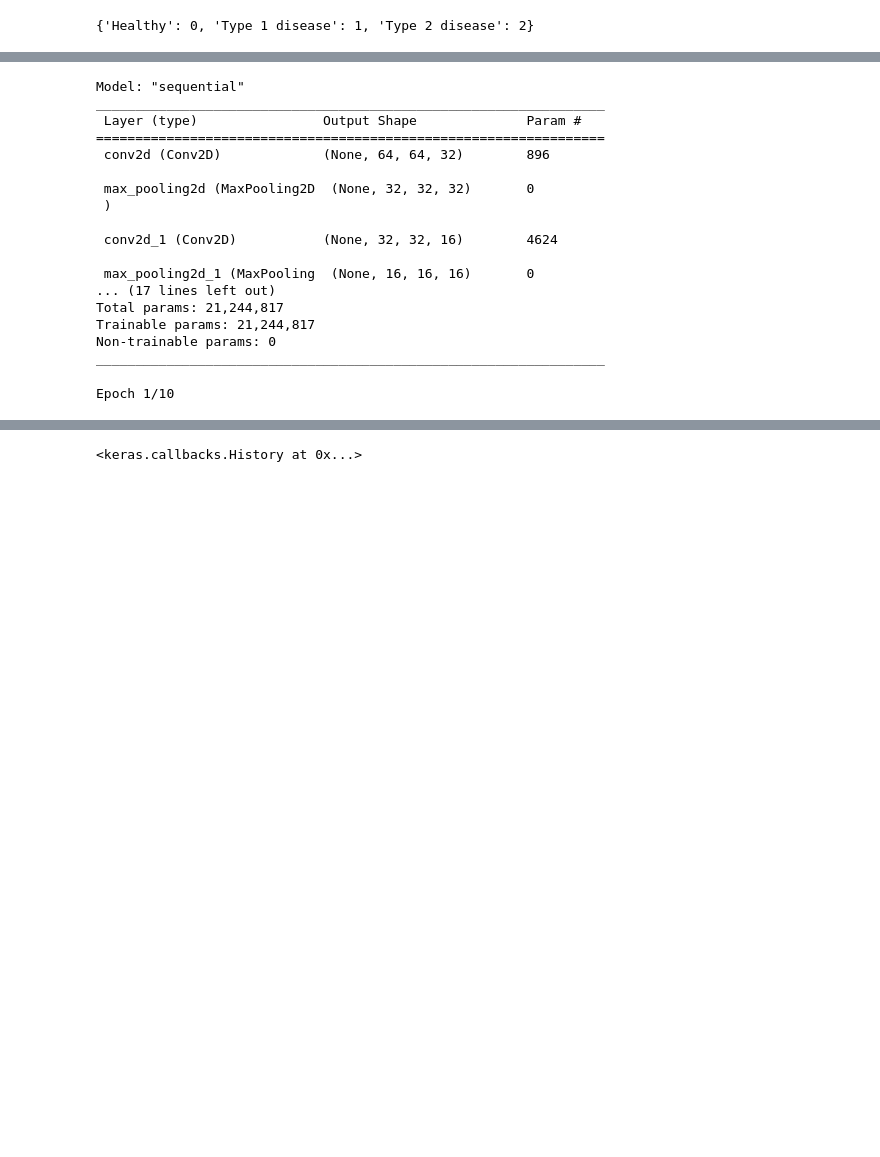
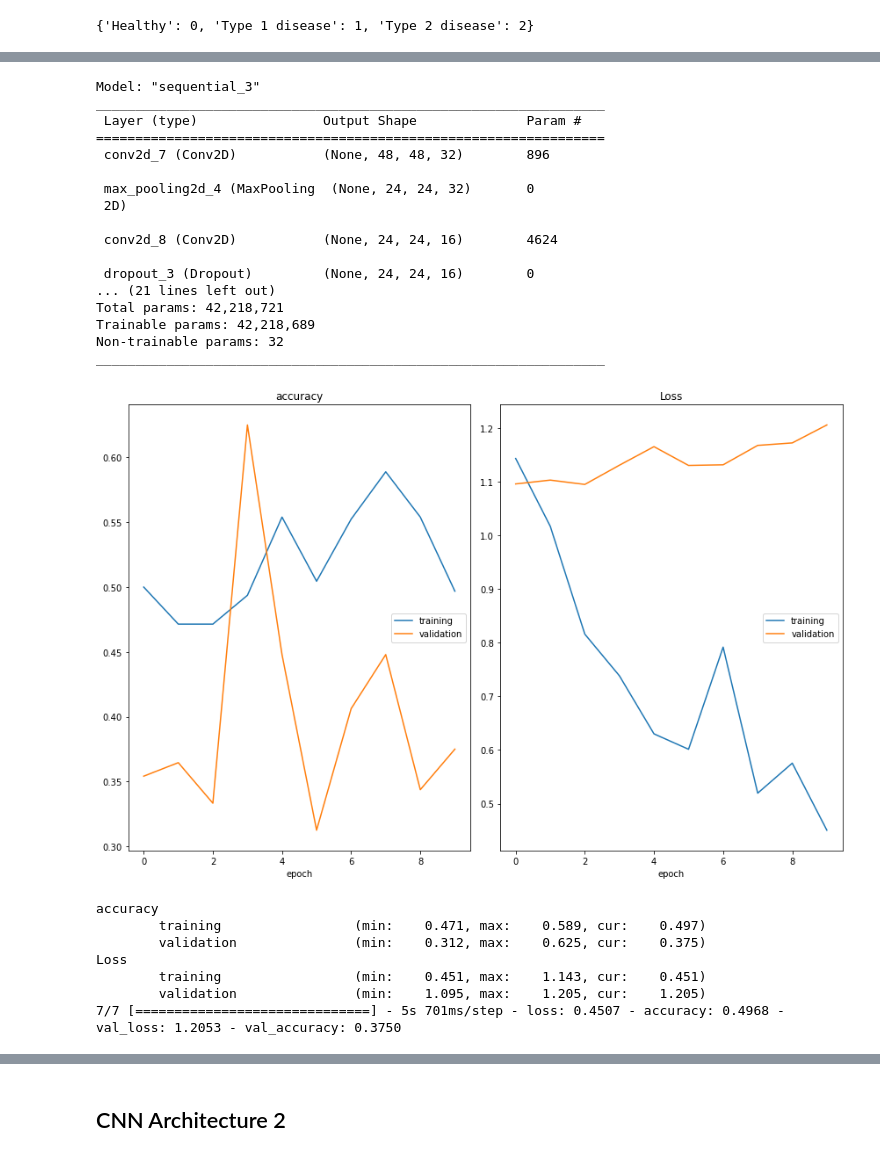
Before and after one commit to seemamishra33/Lung_Infection_Detection, a Jupyter notebook: notebooks/Lung infection detection.ipynb, the cells around one changed output, grey strips where cells are left out. Drawn from its saved outputs; the diff is of its cells as text; code cells hidden in the pictures; blank space fills up the shorter version.

Commit message:
Add CNN with Maxpooling, Dropout and BatchNormalization layer

```diff
--- a/notebooks/Lung infection detection.ipynb
+++ b/notebooks/Lung infection detection.ipynb
@@ -157,14 +121,14 @@ test_generator = tf.keras.preprocessing.image.ImageDataGenerator(rescale= 1.0/25
 trainImageData = train_generator.flow_from_directory(train_path,
                                                      batch_size=32, #how many images to give per iteration in an epoch
                                                      class_mode="categorical", #Incase of multi-class classification, "categorical"
-                                                     target_size=(64,64) #Ensures all images are of same size (resizing)
+                                                     target_size=(48,48) #Ensures all images are of same size (resizing)
                                                      )
 
 
 testImageData = test_generator.flow_from_directory(validation_path,
                                                      batch_size=32, #how many images to give per iteration in an epoch
                                                      class_mode="categorical", #Incase of multi-class classification, "categorical"
-                                                     target_size=(64,64) #Ensures all images are of same size (resizing)
+                                                     target_size=(48,48) #Ensures all images are of same size (resizing)
                                                      )
 # %% [output]
 Found 242 images belonging to 3 classes.
@@ -217,7 +162,31 @@ model.add(tf.keras.layers.MaxPooling2D(pool_size=(2,2))) #Pooling
 #Conv2D(noFeatureMap, kernelShape, inputShape, activation, padding) Here same means add one pad layer
 
 model.add(tf.keras.layers.Conv2D(16 , (3,3), activation= 'relu' , padding='same' )) #Convolve
-model.add(tf.keras.layers.MaxPooling2D(pool_size=(2,2))) #Pooling
+# model.add(tf.keras.layers.MaxPooling2D(pool_size=(2,2))) #Pooling
+model.add(tf.keras.layers.Dropout(.2,noise_shape=None, seed=None))#Dropout
+
+
+#Third Convolution Layer
+
+#Conv2D(noFeatureMap, kernelShape, inputShape, activation, padding) Here same means add one pad layer
+
+model.add(tf.keras.layers.Conv2D(16 , (3,3), activation= 'relu' , padding='same' )) #Convolve
+model.add(tf.keras.layers.BatchNormalization(
+    axis=-1,
+    momentum=0.99,
+    epsilon=0.001,
+    center=True,
+    scale=True,
+    beta_initializer='zeros',
+    gamma_initializer='ones',
+    moving_mean_initializer='zeros',
+    moving_variance_initializer='ones',
+    beta_regularizer=None,
+    gamma_regularizer=None,
+    beta_constraint=None,
+    gamma_constraint=None
+
+)) #BathNormalization
 
 #=================================================================================================================================================
 # Flatten
@@ -239,22 +204,22 @@ Metal device set to: Apple M1
 # %%
 model.summary()
 # %% [output]
-Model: "sequential"
+Model: "sequential_3"
 _________________________________________________________________
  Layer (type)                Output Shape              Param #
 =================================================================
- conv2d (Conv2D)             (None, 64, 64, 32)        896
+ conv2d_7 (Conv2D)           (None, 48, 48, 32)        896
 
- max_pooling2d (MaxPooling2D  (None, 32, 32, 32)       0
- )
+ max_pooling2d_4 (MaxPooling  (None, 24, 24, 32)       0
+ 2D)
 
- conv2d_1 (Conv2D)           (None, 32, 32, 16)        4624
+ conv2d_8 (Conv2D)           (None, 24, 24, 16)        4624
 
- max_pooling2d_1 (MaxPooling  (None, 16, 16, 16)       0
-... (17 lines left out)
-Total params: 21,244,817
-Trainable params: 21,244,817
-Non-trainable params: 0
+ dropout_3 (Dropout)         (None, 24, 24, 16)        0
+... (21 lines left out)
+Total params: 42,218,721
+Trainable params: 42,218,689
+Non-trainable params: 32
 _________________________________________________________________
 # %%
 #Compile
@@ -264,11 +229,18 @@ model.compile(optimizer="rmsprop",
               metrics=['accuracy'])
 # %%
 # Fit the model
-
 model.fit(trainImageData,
           validation_data=testImageData,
           epochs=10,
+          callbacks=[PlotLossesKerasTF()],
           steps_per_epoch = len(trainImageData.filenames) // trainImageData.batch_size,
           validation_steps= len(testImageData.filenames) // testImageData.batch_size)
 # %% [output]
+[figure, added]
-Epoch 1/10
+accuracy
+        training                 (min:    0.471, max:    0.589, cur:    0.497)
+        validation               (min:    0.312, max:    0.625, cur:    0.375)
+Loss
+        training                 (min:    0.451, max:    1.143, cur:    0.451)
+        validation               (min:    1.095, max:    1.205, cur:    1.205)
+7/7 [==============================] - 5s 701ms/step - loss: 0.4507 - accuracy: 0.4968 - val_loss: 1.2053 - val_accuracy: 0.3750
@@ -295 +248,2 @@ Epoch 10/10
-<keras.callbacks.History at 0x...>
+# %% [markdown]
+## CNN Architecture 2
```
Also changed, not shown: parts of 15 cells of this notebook, 7 other files.
